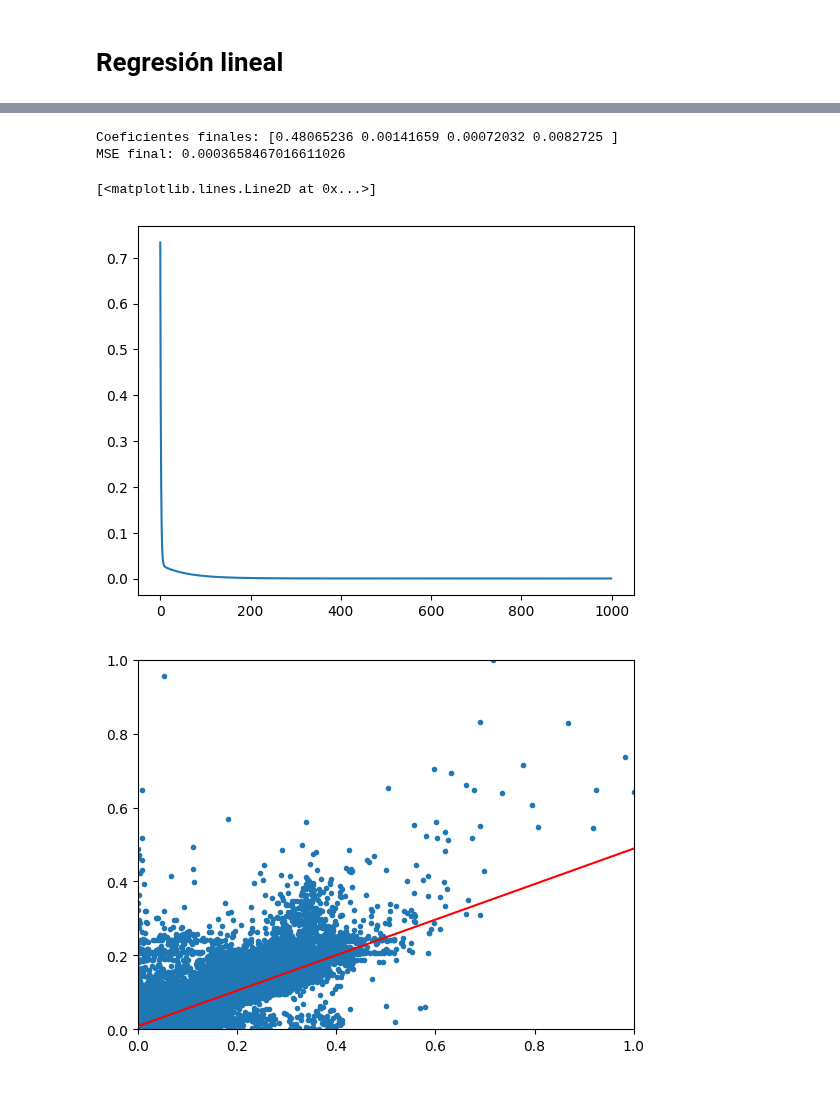
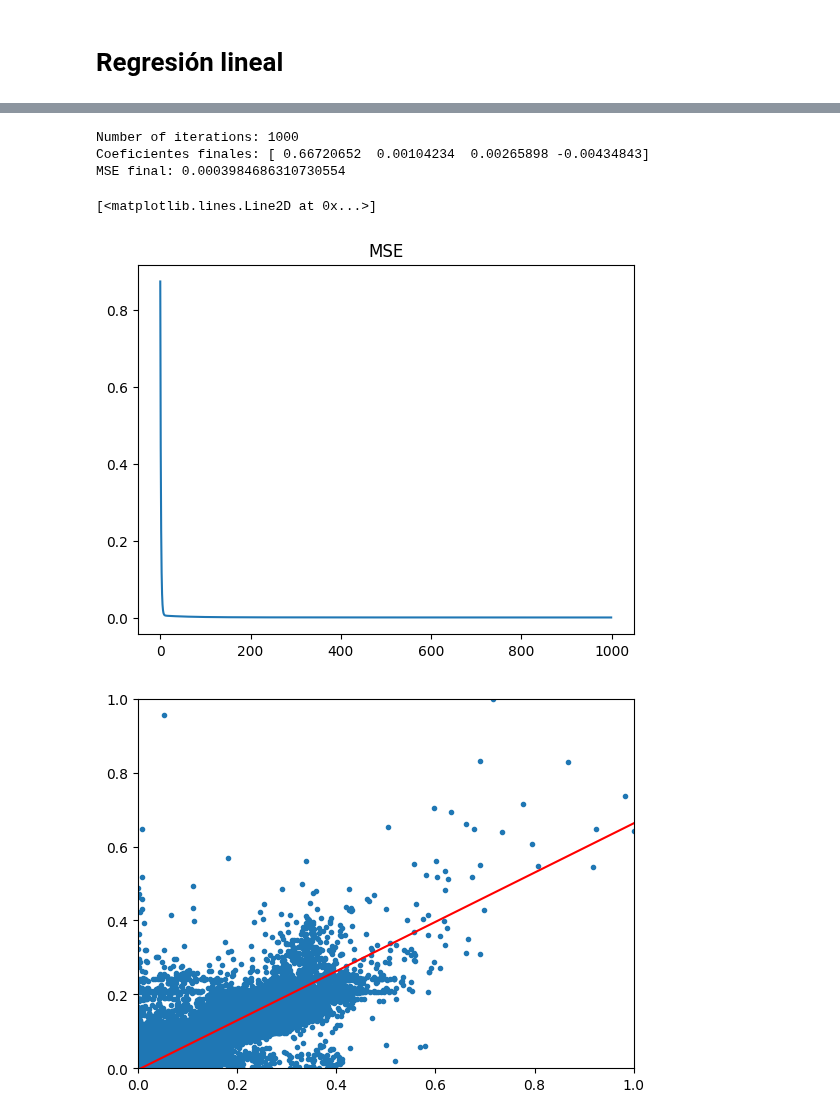
Before and after one commit to gag1005/Mineria-de-datos, a Jupyter notebook: practica3/practica3.ipynb, the cells around one changed output, grey strips where cells are left out. Cells and saved outputs as stored; diff of their text form; code cells hidden in the pictures; blank space fills up the shorter version.

```diff
--- a/practica3/practica3.ipynb
+++ b/practica3/practica3.ipynb
@@ -165,14 +167,16 @@ import matplotlib.pyplot as plt
 # %%
-classifier = LinRegClassifier(xTrain, yTrain, numIter=1000, lRate=0.1)
-classifier.train(calculateMSE=True)
+classifier = LinRegClassifier(xTrain, yTrain, lRate=0.1, maxIter=1000, maxMSE=0)
+classifier.train(calculateMSE=False)
 # %% [output]
-Coeficientes finales: [0.48065236 0.00141659 0.00072032 0.0082725 ]
-MSE final: 0.0003658467016611026
+Number of iterations: 1000
+Coeficientes finales: [ 0.66720652  0.00104234  0.00265898 -0.00434843]
+MSE final: 0.0003984686310730554
 # %%
+plt.title("MSE")
 plt.plot(classifier.mseHistory)
 # %% [output]
 [<matplotlib.lines.Line2D at 0x...>]
-[figure, old version]
+[figure, new version]
 # %%
 attr = 'distance_run'
 target = 'fare_amount'
@@ -188,4 +192,4 @@ x = np.linspace(0, np.max(dfNormal[attr].to_numpy()), 2)
 y = [classifier.coefs[attrPos] * i + classifier.coefs[-1] for i in x]
 plt.plot(x, y, color="red");
 # %% [output]
-[figure, old version]
+[figure, new version]
```
Also changed, not shown: parts of 3 cells of this notebook, 1 other file.
